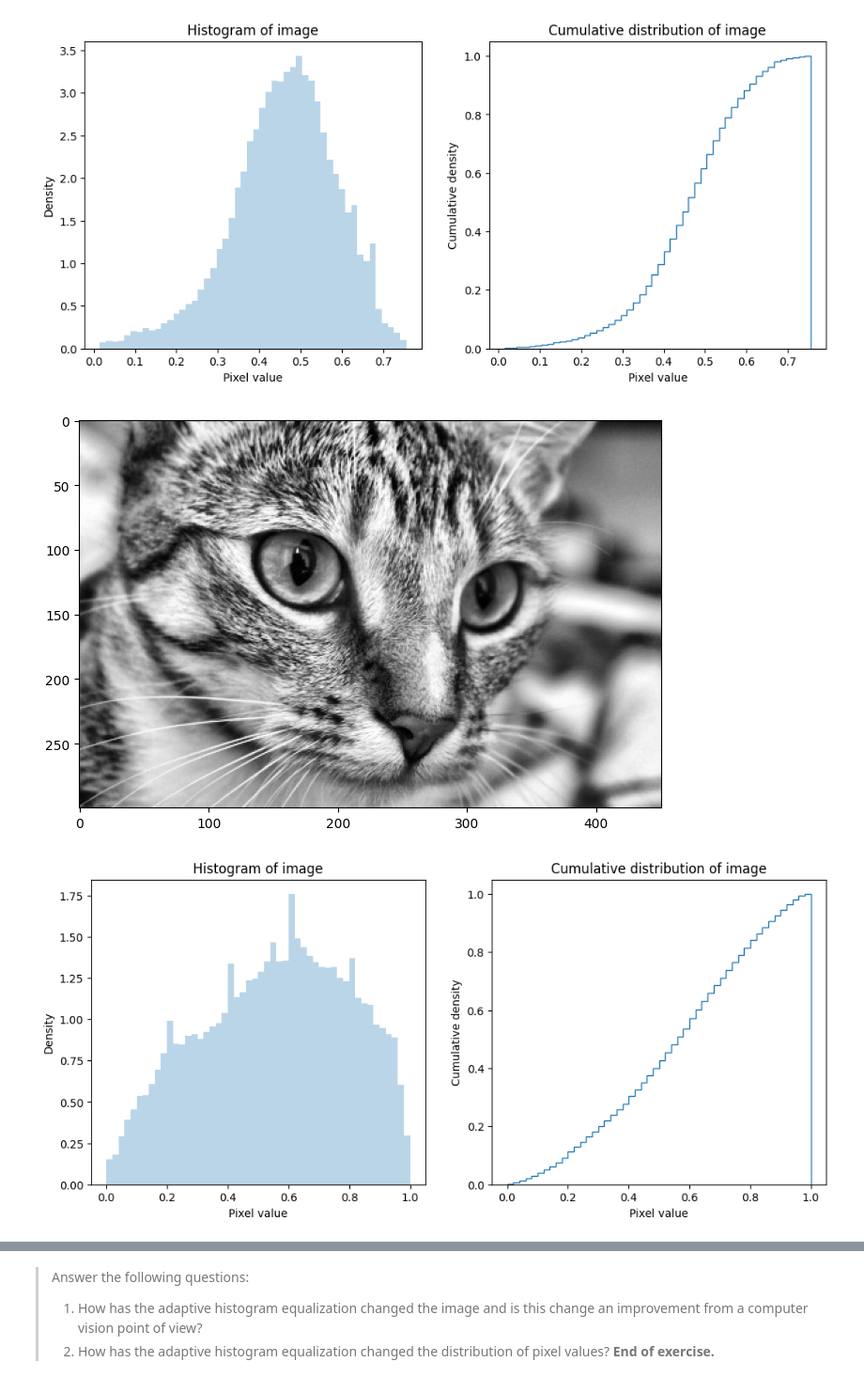
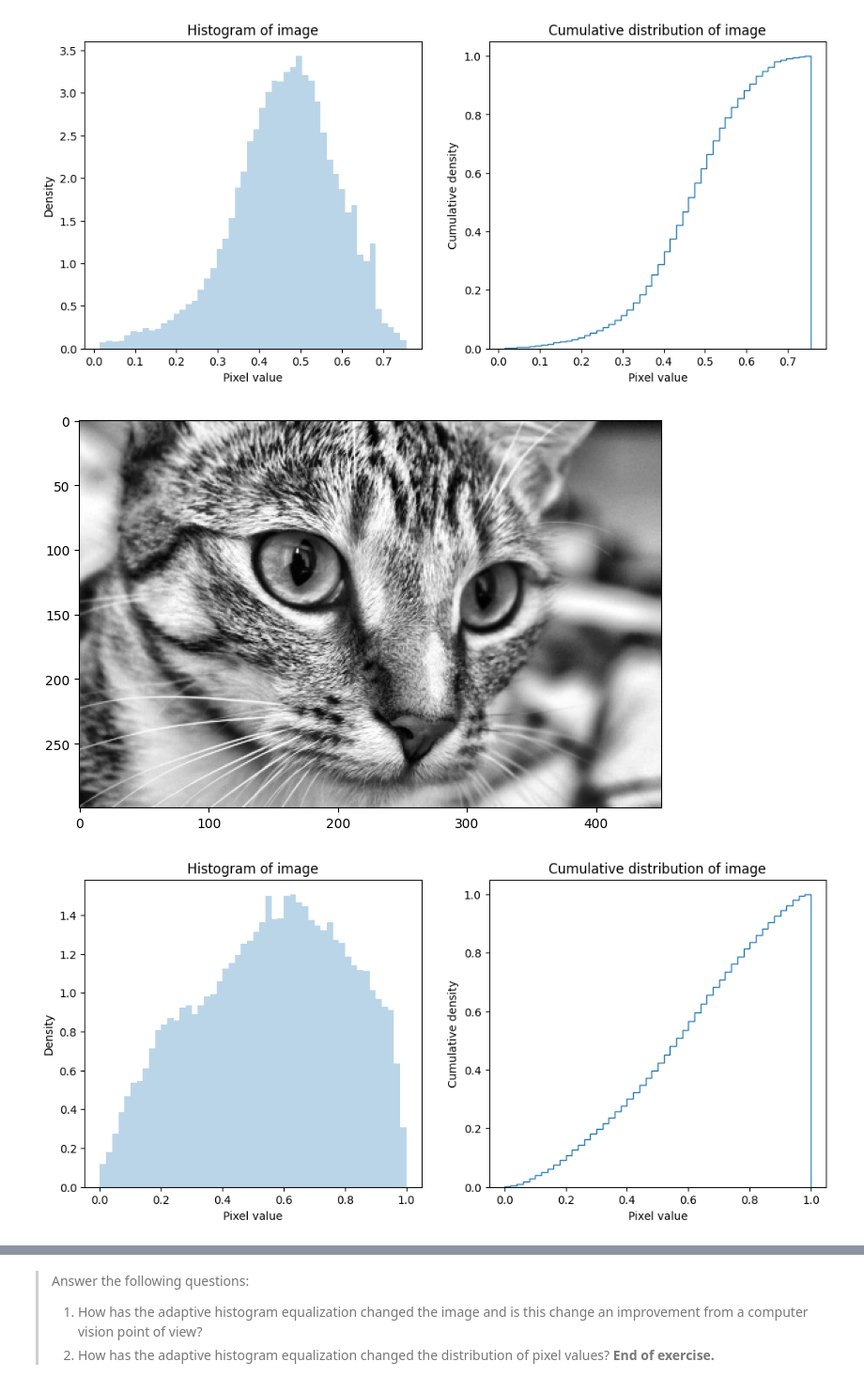
Before and after one commit to alvaroiramirez/CSCI_E-25, a Jupyter notebook: Labs/2_FilteringImages.ipynb, the cells around one changed output, grey strips where cells are left out. Shown at 94% size. Saved outputs shown, nothing was run; the diff lists cells and outputs as text; code cells hidden in the pictures.

```diff
--- a/Labs/2_FilteringImages.ipynb
+++ b/Labs/2_FilteringImages.ipynb
@@ -79,32 +79,31 @@ plot_gray_scale_distribution(cat_grayscale)
 # %%
 ## Put your code below
 
 def equalize_image(img, func):
     '''equalize_image equalizes the image img using the function passed as an argument.
     The function must be a function from skimage.filters.rank.
     The function returns the equalized image.
 
     To be used with any of these functions:
     - skimage.exposure.equalize_hist
     - skimage.exposure.equalize_adapthist
     '''
 
-    img_equalized = np.multiply(eval(func)(img), 255).astype(np.uint8)
+    img_equalized = eval(func)(img)
     return img_equalized
 
 
 def plot_grayscale_equalized(img_equalized):
-    plot_grayscale(np.divide(img_equalized, 255.0))
-    plot_gray_scale_distribution(np.divide(img_equalized, 255.0))
+    plot_grayscale(img_equalized)
+    plot_gray_scale_distribution(img_equalized)
 
 # 3. Apply adaptive histogram equalization to the gray-scale image. Name the resulting image
 #    `cat_grayscale_equalized`.
-
 cat_grayscale_equalized = equalize_image(cat_grayscale, 'skimage.exposure.equalize_adapthist')
 
 # 4. Display the equalized gray-scale image along with the distribution of pixel values using
 #    the functions provided.
 plot_grayscale_equalized(cat_grayscale_equalized)
 # %% [output]
 [figure]
-[figure, old version]
+[figure, new version]
```
Also changed, not shown: parts of 4 cells of this notebook.
